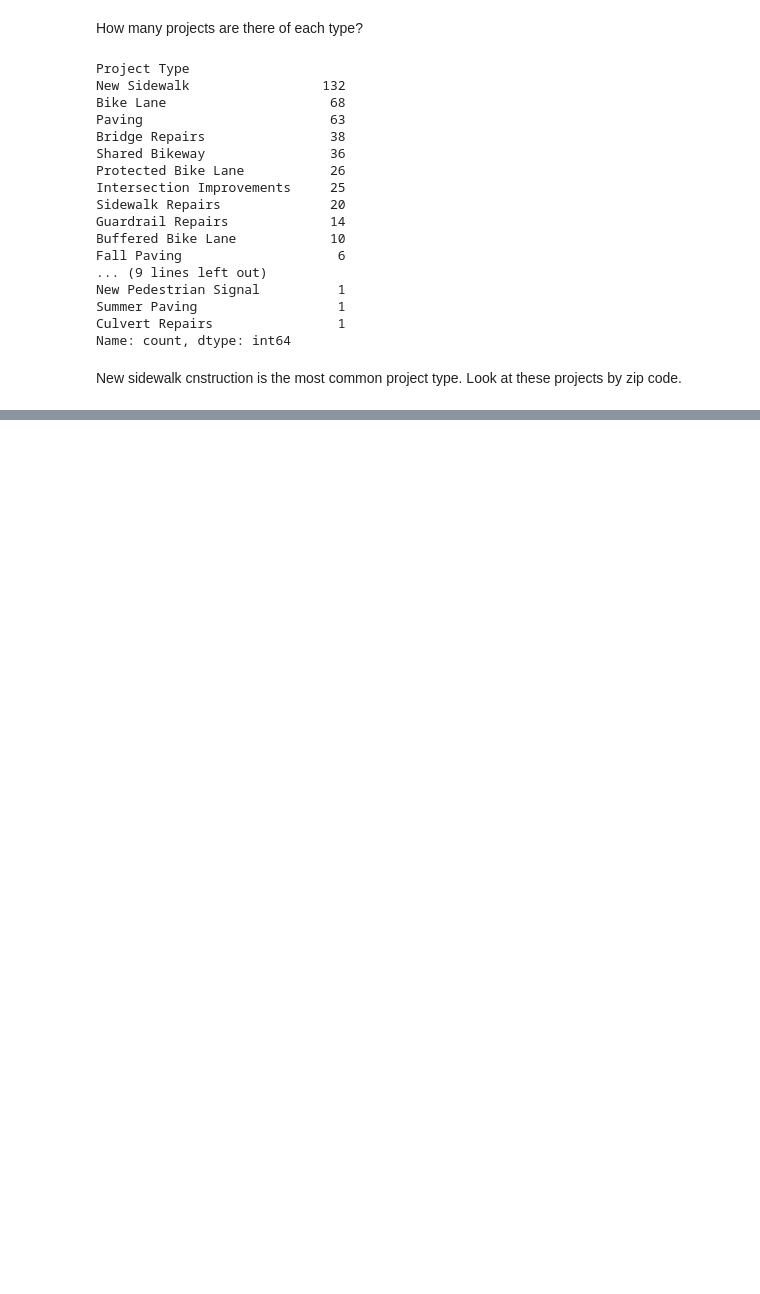
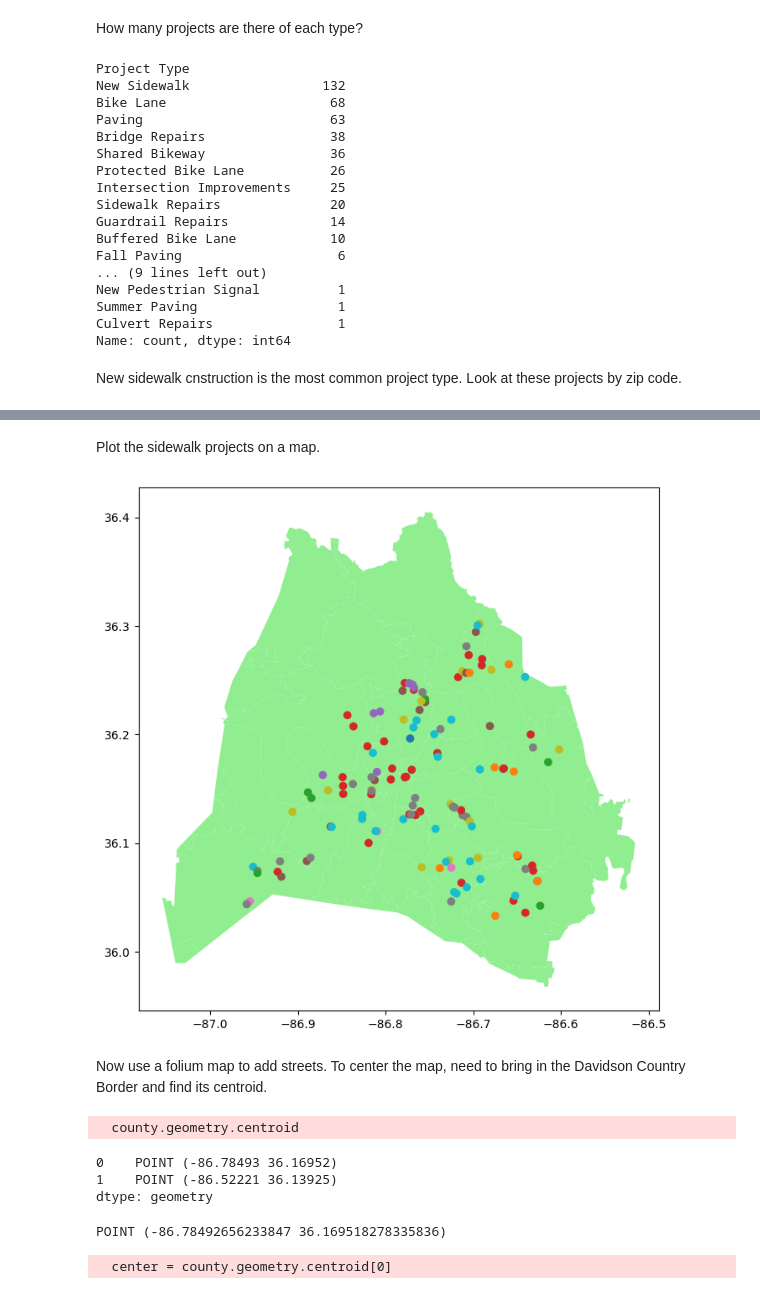
Before and after one commit to NSS-Data-Analytics-Cohort-10/geospatial-python-workshop-jchabinec, a Jupyter notebook: notebooks/nashville_geospatial_data.ipynb, the cells around one changed output, grey strips where cells are left out. Drawn from its saved outputs; the diff is of its cells as text; code cells hidden in the pictures; blank space fills up the shorter version.

```diff
--- a/notebooks/nashville_geospatial_data.ipynb
+++ b/notebooks/nashville_geospatial_data.ipynb
@@ -112,3 +112,6 @@ Culvert Repairs                1
 Name: count, dtype: int64
 # %% [markdown]
 New sidewalk cnstruction is the most common project type. Look at these projects by zip code.
+# %%
+sidewalk_projects = projects_by_zip.loc[projects_by_zip['Project Type']=='New Sidewalk']
+sidewalk_projects.info()
@@ -114,0 +138,26 @@ New sidewalk cnstruction is the most common project type. Look at these projects
+# %% [markdown]
+Plot the sidewalk projects on a map.
+# %%
+ax = zipcodes.plot(figsize = (8, 10), color = 'lightgreen')
+sidewalk_projects.plot( ax = ax, column = 'Phase');
+plt.show();
+# %% [output]
+[figure, added]
+# %% [markdown]
+Now use a folium map to add streets. To center the map, need to bring in the Davidson Country Border and find its centroid.
+# %%
+county = gpd.read_file('../data/Davidson County Border (GIS).geojson')
+county.geometry.centroid
+# %% [output]
+  county.geometry.centroid
+0    POINT (-86.78493 36.16952)
+1    POINT (-86.52221 36.13925)
+dtype: geometry
+# %%
+#Use ID #0
+center = county.geometry.centroid[0]
+print(center)
+map_center = [center.y, center.x]
+# %% [output]
+POINT (-86.78492656233847 36.169518278335836)
+  center = county.geometry.centroid[0]
```
Also changed, not shown: parts of 2 cells of this notebook, 1 other file.
